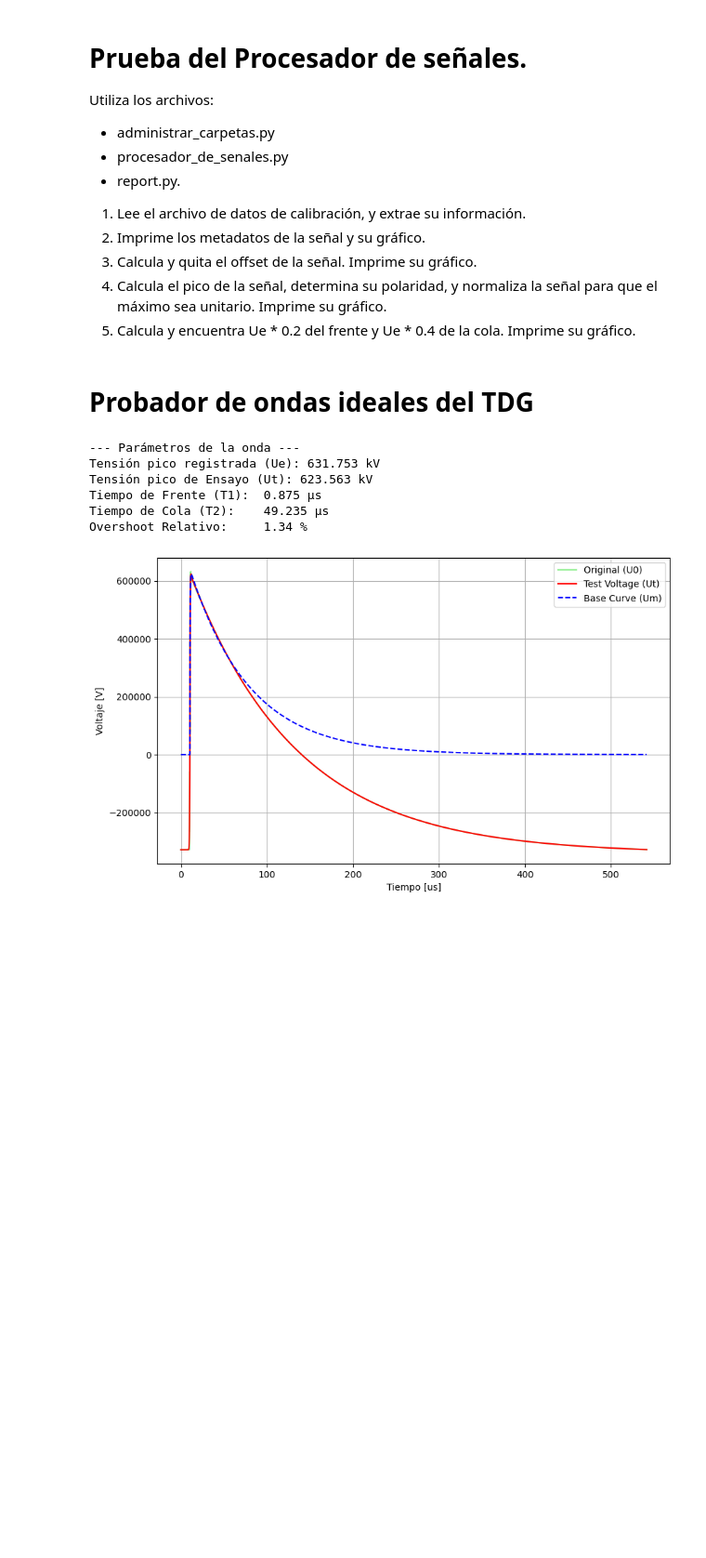
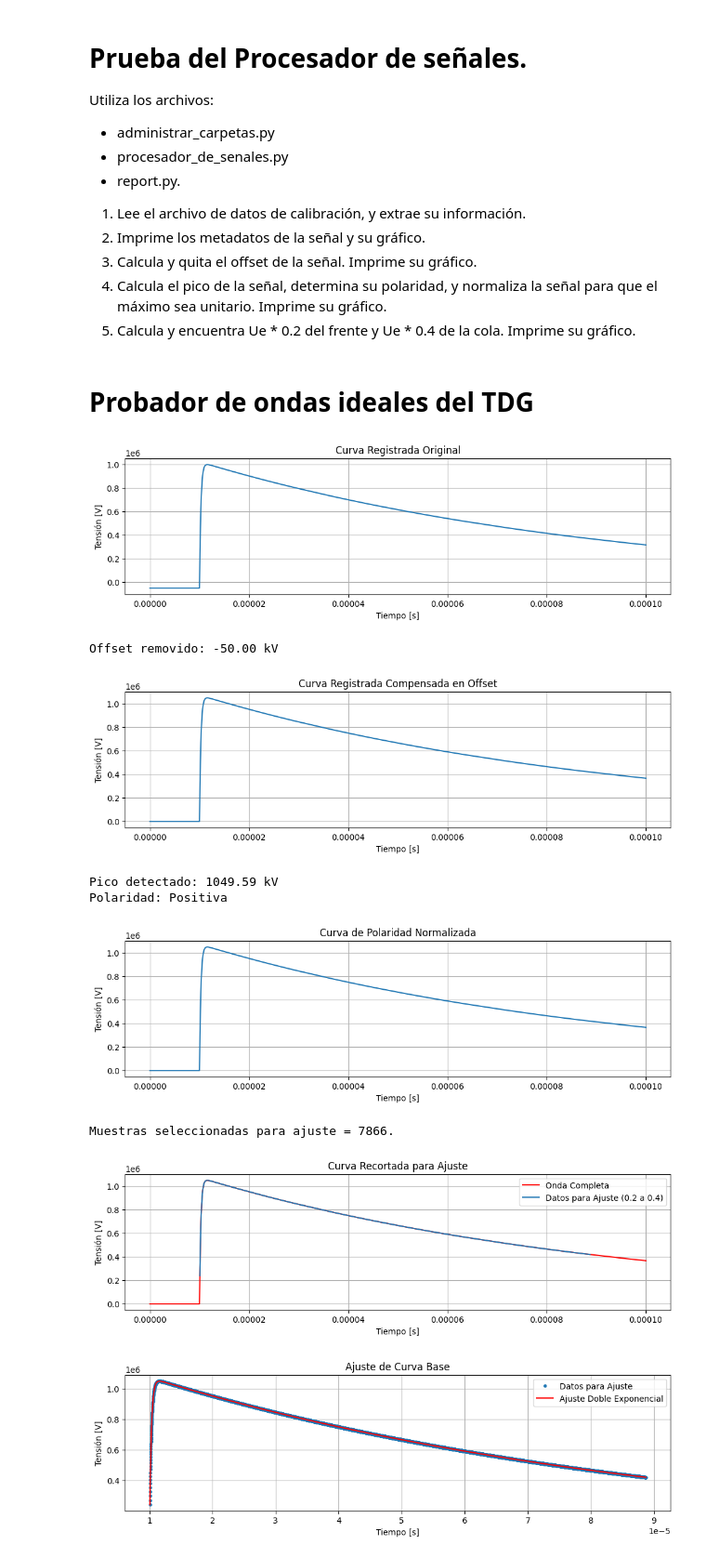
Before and after one commit to DamianTardon/Repositorio_PI, a Jupyter notebook: src/Tester.ipynb, the cells around one changed output. Shown at 93% size. Saved outputs shown, nothing was run; the diff lists cells and outputs as text; code cells hidden in the pictures; blank space fills up the shorter version.

```diff
--- a/src/Tester.ipynb
+++ b/src/Tester.ipynb
@@ -132,7 +132,7 @@ from report import *
 
 if __name__ == "__main__":
     gestor = FileManager()
-    calibration_file = Path.cwd() / "ArchivosCalibracion" / "LI-M1.txt"
+    calibration_file = Path.cwd() / "ArchivosCalibracion" / "LI-A1.txt"
 
     try:
         metadata, signal = gestor.read_calibration_file(calibration_file)
@@ -144,7 +144,7 @@ if __name__ == "__main__":
 
     analyzer = LightningImpulseAnalyzer(signal, metadata['rate'])
 
-    bandera = True
+    bandera = False
     if bandera:
         analyzer.signal_processing()
 
@@ -196,37 +196,39 @@ if __name__ == "__main__":
         # Paso 5: Obtener la curva base.
         analyzer._construct_base_curve()
         print(f"Máximo de tensión de la curva base (Ub): {analyzer.Ub/1000:.2f} kV")
         plot_base_curve(analyzer.time_axis, analyzer.raw_voltage, analyzer.base_curve)
 
         # Paso 6: Calcular la curva residual.
         analyzer._calculate_residual_curve()
         plot_residual_curve(analyzer.time_axis, analyzer.residual_curve)
 
         # Paso 7: Filtrar la curva residual.
         analyzer._filter_to_residual()
         plot_filtered_residual_curve(analyzer.time_axis, analyzer.filtered_residual)
 
         # Paso 8: Calcular la curva de tensión de ensayo Ut(t) y su valor máximo Ut.
         analyzer._construct_test_voltage_curve()
         print(f"Valor máximo de la tensión de ensayo (Ut): {analyzer.Ut/1000:.2f} kV")
         plot_test_voltage_curve(analyzer.time_axis, analyzer.test_voltage_curve)
 
         # Paso 9: Calcular los parámetros característicos de la onda de impulso.
         analyzer._calculate_parameters()
 
         print("Parámetros característicos de la onda de impulso:")
         print(f"Ut = {analyzer.results['Ut']/1e3:.2f} kV")
         print(f"T1 = {analyzer.results['T1']*1e6:.2f} µs")
         print(f"T2 = {analyzer.results['T2']*1e6:.2f} µs")
         print(f"O1 = {analyzer.results['O1']*1e6:.2f} µs")
         print(f"Beta' = {analyzer.results['Beta_prime']:.2f} %")
         print(f"Ue = {analyzer.results['Ue']/1e3:.2f} kV")
         print(f"Ub = {analyzer.results['Ub']/1e3:.2f} kV")
 # %% [output]
+[figure, new version]
---- Parámetros de la onda ---
-Tensión pico registrada (Ue): 631.753 kV
-Tensión pico de Ensayo (Ut): 623.563 kV
-Tiempo de Frente (T1):  0.875 µs
-Tiempo de Cola (T2):    49.235 µs
-Overshoot Relativo:     1.34 %
+Offset removido: -50.00 kV
-[figure, old version]
+[figure, added]
+Pico detectado: 1049.59 kV
+Polaridad: Positiva
+[figure, added]
+Muestras seleccionadas para ajuste = 7866.
+[figure, added]
+[figure, added]
```
Also changed, not shown: parts of 4 cells of this notebook, 15 other files.
